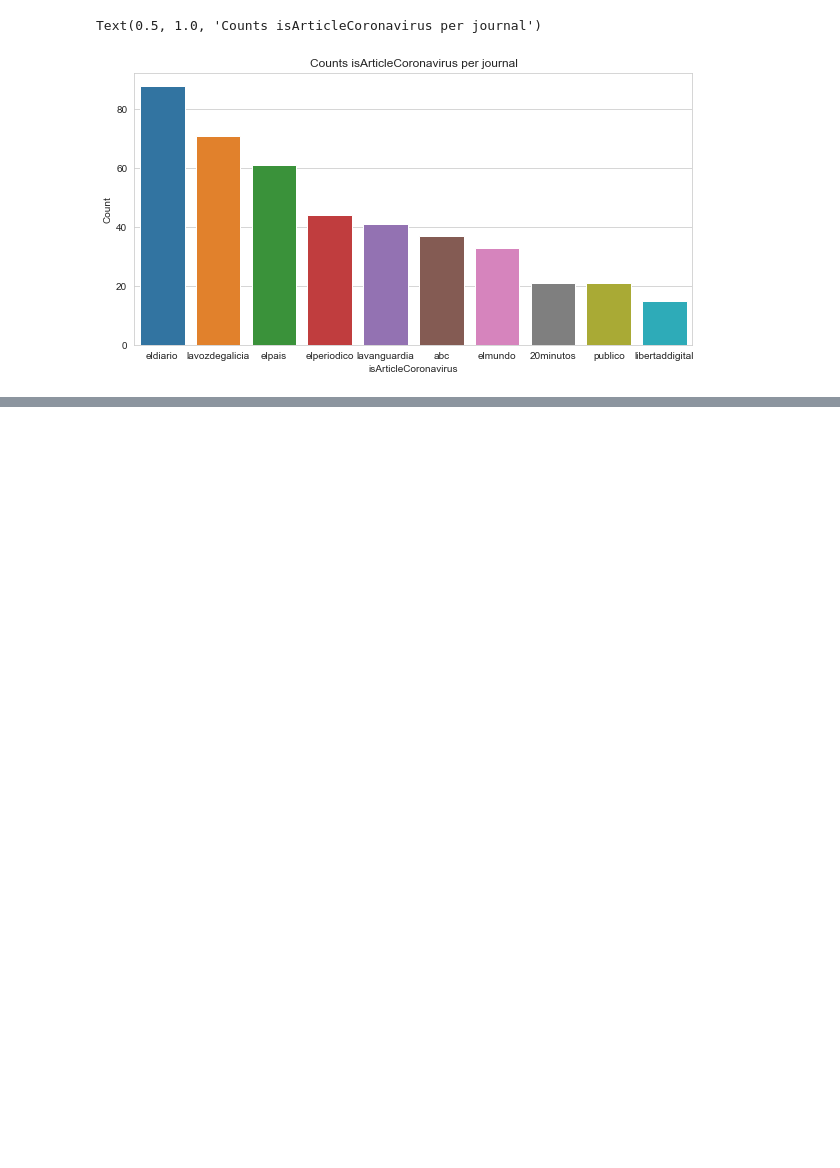
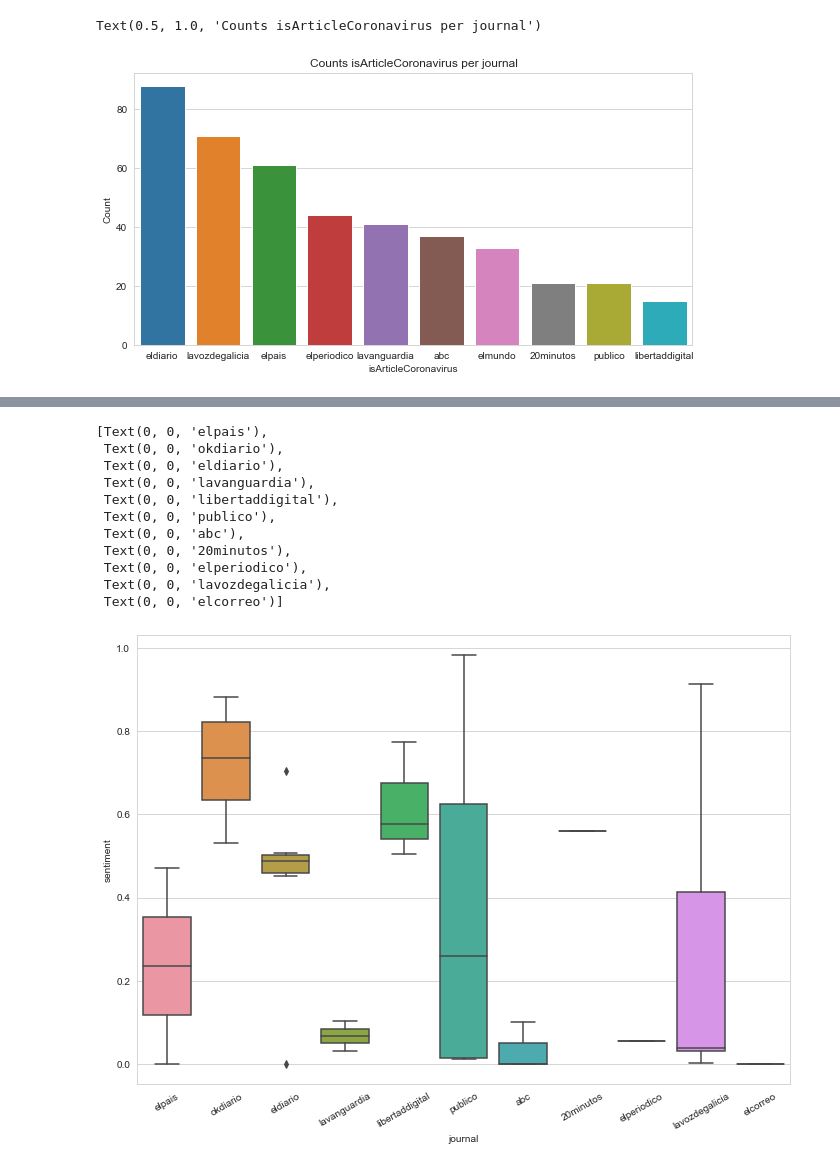
Before and after one commit to rafadedubra/fakeNews, a Jupyter notebook: otherTypeArticlesSentimentAnalysis.ipynb, the cells around one changed output, grey strips where cells are left out. Cells and saved outputs as stored; diff of their text form; code cells hidden in the pictures; blank space fills up the shorter version.

```diff
--- a/otherTypeArticlesSentimentAnalysis.ipynb
+++ b/otherTypeArticlesSentimentAnalysis.ipynb
@@ -67,0 +114,10 @@ WARNING:tensorflow:11 out of the last 11 calls to <function Model.make_predict_f
+# %%
+def isMonarchy(text):
+        if any(word in text for word in list_keywords_monarchy):
+            return 1
+        else:
+            return 0
+# %%
+data['isArticleMonarchy'] = data["title"].apply(isMonarchy)
+# %%
+data_monarchy = data[data.isArticleMonarchy == 1]
@@ -67,0 +133,2 @@ WARNING:tensorflow:11 out of the last 11 calls to <function Model.make_predict_f
+# %%
+data_monarchy['sentiment'] = data_monarchy["title"].apply(getSentiment)
@@ -67,0 +178,18 @@ WARNING:tensorflow:11 out of the last 11 calls to <function Model.make_predict_f
+# %%
+a4_dims = (11.7, 8.27)
+fig, ax = plt.subplots(figsize=a4_dims)
+ic = sns.boxplot(x='journal', y='sentiment', data=data_monarchy)
+ic.set_xticklabels(ic.get_xticklabels(),rotation=30)
+# %% [output]
+[Text(0, 0, 'elpais'),
+ Text(0, 0, 'okdiario'),
+ Text(0, 0, 'eldiario'),
+ Text(0, 0, 'lavanguardia'),
+ Text(0, 0, 'libertaddigital'),
+ Text(0, 0, 'publico'),
+ Text(0, 0, 'abc'),
+ Text(0, 0, '20minutos'),
+ Text(0, 0, 'elperiodico'),
+ Text(0, 0, 'lavozdegalicia'),
+ Text(0, 0, 'elcorreo')]
+[figure, added]
```
Also changed, not shown: parts of 9 cells of this notebook, 2 other files.
